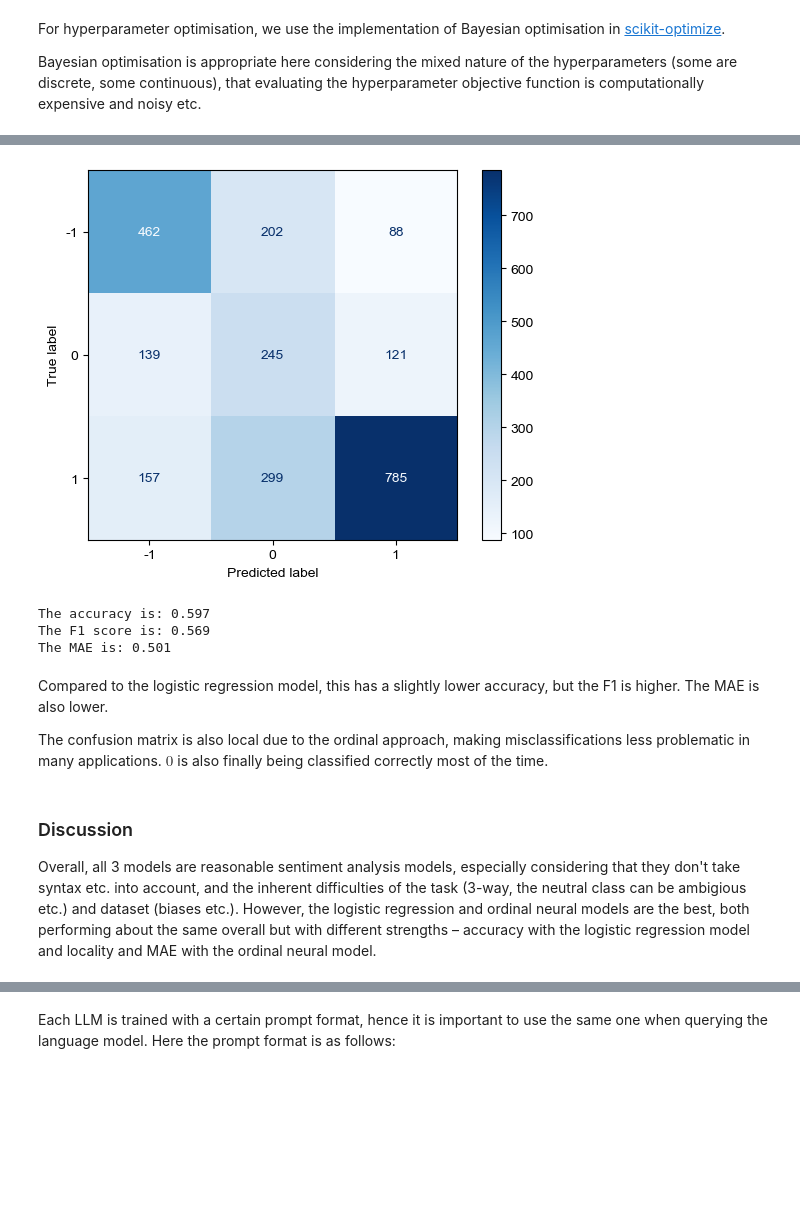
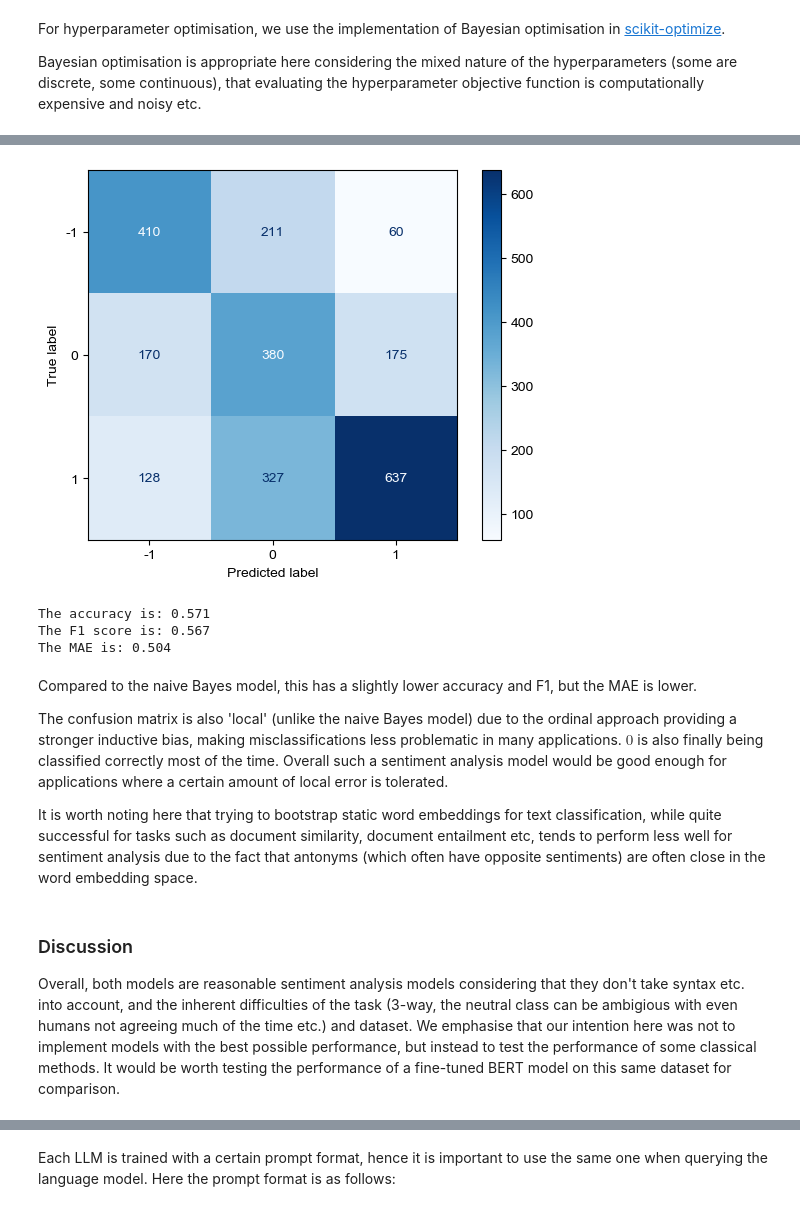
Before and after one commit to christopherdunkin/expl-j-nlp, a Jupyter notebook: j_sentiment_analysis.ipynb, the cells around one changed output, grey strips where cells are left out. Drawn from its saved outputs; the diff is of its cells as text; code cells hidden in the pictures; blank space fills up the shorter version.

```diff
--- a/j_sentiment_analysis.ipynb
+++ b/j_sentiment_analysis.ipynb
@@ -589,7 +595,0 @@ We define the function for inference by incorporating rounding.
-# %%
-# Define function for inference
-
-def ordinal_neural(sentence):
-    x = Tensor(document_embedding(sentence))
-    possible_outputs = [-1, 0, 1]
-    return min(possible_outputs, key = lambda m : abs(model(x).item() - m))
@@ -605,0 +596,32 @@ print(ordinal_neural('まあまあだったかな'))
+# %%
+# Define auxiliary rounding function
+
+def rnd(y, U):
+    if abs(y) <= U:
+        return 0
+    elif y > U:
+        return 1
+    else:
+        return -1
+# %%
+# Define function for inference
+
+def ordinal_neural(sentence, U):
+    x = Tensor(document_embedding(sentence))
+    return rnd(model(x).item(), U)
+# %%
+# Tuning of U
+
+U_values = list(np.linspace(0.025, 0.8, 20))
+
+scores = []
+
+for u in U_values:
+    k = f1_score(validate['Sentiment'], [ordinal_neural(s, u) for s in validate['Sentence']], average = 'macro')
+    scores.append(k)
+
+plt.plot(np.array(U_values), np.array(scores))
+plt.xlabel('U')
+plt.ylabel('F1')
+
+plt.show()
@@ -606,20 +630,22 @@ print(ordinal_neural('まあまあだったかな'))
 # %%
 # Evaluation on test set
 
-ordinal_evaluation(test['Reader1_Sentiment'], [ordinal_neural(s) for s in test['Sentence']])
+ordinal_evaluation(test['Sentiment'], [ordinal_neural(s, U_values[np.argmax(scores)]) for s in test['Sentence']])
 # %% [output]
-[figure, old version]
+[figure, new version]
-The accuracy is: 0.597
-The F1 score is: 0.569
-The MAE is: 0.501
+The accuracy is: 0.571
+The F1 score is: 0.567
+The MAE is: 0.504
 # %% [markdown]
-Compared to the logistic regression model, this has a slightly lower accuracy, but the F1 is higher. The MAE is also lower.
+Compared to the naive Bayes model, this has a slightly lower accuracy and F1, but the MAE is lower.
 
-The confusion matrix is also local due to the ordinal approach, making misclassifications less problematic in many applications. $0$ is also finally being classified correctly most of the time.
+The confusion matrix is also 'local' (unlike the naive Bayes model) due to the ordinal approach providing a stronger inductive bias, making misclassifications less problematic in many applications. $0$ is also finally being classified correctly most of the time. Overall such a sentiment analysis model would be good enough for applications where a certain amount of local error is tolerated.
+
+It is worth noting here that trying to bootstrap static word embeddings for text classification, while quite successful for tasks such as document similarity, document entailment etc, tends to perform less well for sentiment analysis due to the fact that antonyms (which often have opposite sentiments) are often close in the word embedding space.
 # %% [markdown]
 ### Discussion
 
-Overall, all 3 models are reasonable sentiment analysis models, especially considering that they don't take syntax etc. into account, and the inherent difficulties of the task (3-way, the neutral class can be ambigious etc.) and dataset (biases etc.). However, the logistic regression and ordinal neural models are the best, both performing about the same overall but with different strengths – accuracy with the logistic regression model and locality and MAE with the ordinal neural model.
+Overall, both models are reasonable sentiment analysis models considering that they don't take syntax etc. into account, and the inherent difficulties of the task (3-way, the neutral class can be ambigious with even humans not agreeing much of the time etc.) and dataset. We emphasise that our intention here was not to implement models with the best possible performance, but instead to test the performance of some classical methods. It would be worth testing the performance of a fine-tuned BERT model on this same dataset for comparison.
 # %% [markdown]
 ## Local LLM
 
```
Also changed, not shown: parts of 54 cells of this notebook.
